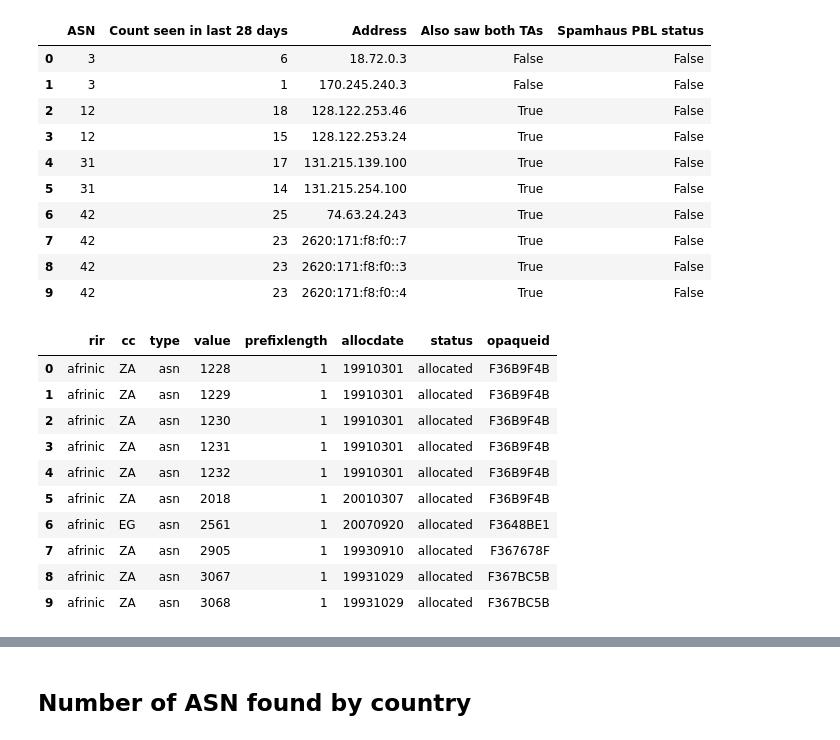
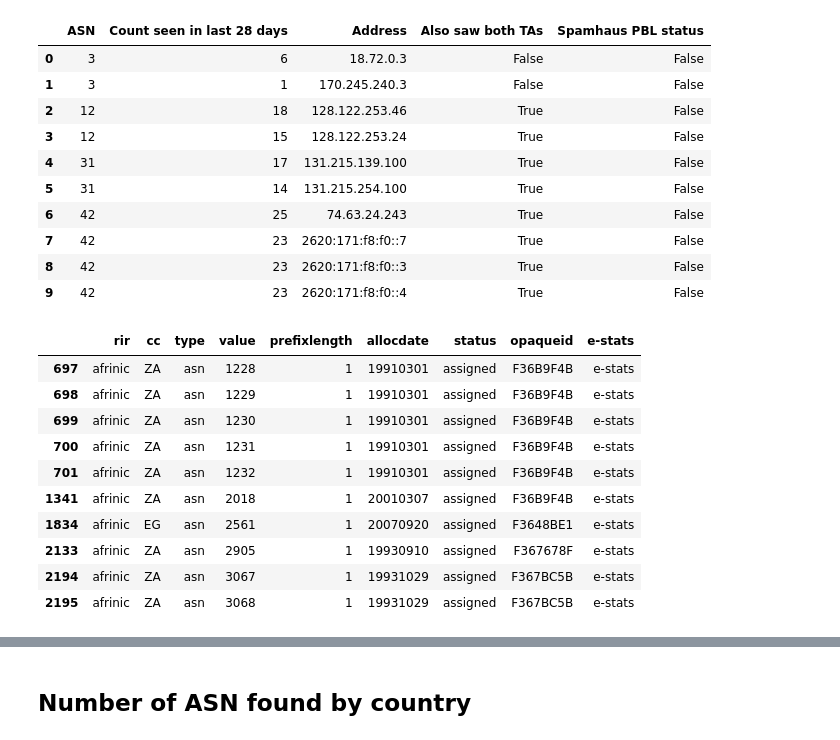
Before and after one commit to AFRINIC-Labs/ksk-rollover-africa, a Jupyter notebook: RFC8145.ipynb, the cells around one changed output, grey strips where cells are left out. Drawn from its saved outputs; the diff is of its cells as text; code cells hidden in the pictures.

```diff
--- a/RFC8145.ipynb
+++ b/RFC8145.ipynb
@@ -18,20 +18,26 @@ df_8145.head(10)
 | 7 | 42 | 23 | 2620:171:f8:f0::7 | True | False |
 | 8 | 42 | 23 | 2620:171:f8:f0::3 | True | False |
 | 9 | 42 | 23 | 2620:171:f8:f0::4 | True | False |
+# %%
+df_delegated = pd.read_csv("data/delegated-extended.csv", sep='|', dtype={'allocdate':str, 'value':str} )
+df_delegated_asn_af = df_delegated.loc[(df_delegated.rir=='afrinic') & (df_delegated.type=='asn')]
+df_delegated_asn_eu = df_delegated.loc[(df_delegated.rir=='ripencc') & (df_delegated.type=='asn')]
+df_delegated_asn_us = df_delegated.loc[(df_delegated.rir=='arin') & (df_delegated.type=='asn')]
+df_delegated_asn_la = df_delegated.loc[(df_delegated.rir=='lacnic') & (df_delegated.type=='asn')]
+df_delegated_asn_ap = df_delegated.loc[(df_delegated.rir=='apnic') & (df_delegated.type=='asn')]
+# %% [output]
+|  | rir | cc | type | value | prefixlength | allocdate | status | opaqueid | e-stats |
+| 697 | afrinic | ZA | asn | 1228 | 1 | 19910301 | assigned | F36B9F4B | e-stats |
+| 698 | afrinic | ZA | asn | 1229 | 1 | 19910301 | assigned | F36B9F4B | e-stats |
+| 699 | afrinic | ZA | asn | 1230 | 1 | 19910301 | assigned | F36B9F4B | e-stats |
+| 700 | afrinic | ZA | asn | 1231 | 1 | 19910301 | assigned | F36B9F4B | e-stats |
+| 701 | afrinic | ZA | asn | 1232 | 1 | 19910301 | assigned | F36B9F4B | e-stats |
+| 1341 | afrinic | ZA | asn | 2018 | 1 | 20010307 | assigned | F36B9F4B | e-stats |
+| 1834 | afrinic | EG | asn | 2561 | 1 | 20070920 | assigned | F3648BE1 | e-stats |
+| 2133 | afrinic | ZA | asn | 2905 | 1 | 19930910 | assigned | F367678F | e-stats |
+| 2194 | afrinic | ZA | asn | 3067 | 1 | 19931029 | assigned | F367BC5B | e-stats |
+| 2195 | afrinic | ZA | asn | 3068 | 1 | 19931029 | assigned | F367BC5B | e-stats |
 # %%
-df_delegated = pd.read_csv("data/delegated-afrinic-extended-latest.csv", sep='|', dtype={'allocdate':str, 'value':str} )
-df_delegated_asn = df_delegated.loc[df_delegated.type=='asn']
-df_delegated_asn.head(10)
+df_delegated_af = pd.read_csv("data/delegated-afrinic-extended-latest.csv", sep='|', dtype={'allocdate':str, 'value':str} )
+df_delegated_asn = df_delegated_af.loc[df_delegated_af.type=='asn']
-# %% [output]
-|  | rir | cc | type | value | prefixlength | allocdate | status | opaqueid |
-| 0 | afrinic | ZA | asn | 1228 | 1 | 19910301 | allocated | F36B9F4B |
-| 1 | afrinic | ZA | asn | 1229 | 1 | 19910301 | allocated | F36B9F4B |
-| 2 | afrinic | ZA | asn | 1230 | 1 | 19910301 | allocated | F36B9F4B |
-| 3 | afrinic | ZA | asn | 1231 | 1 | 19910301 | allocated | F36B9F4B |
-| 4 | afrinic | ZA | asn | 1232 | 1 | 19910301 | allocated | F36B9F4B |
-| 5 | afrinic | ZA | asn | 2018 | 1 | 20010307 | allocated | F36B9F4B |
-| 6 | afrinic | EG | asn | 2561 | 1 | 20070920 | allocated | F3648BE1 |
-| 7 | afrinic | ZA | asn | 2905 | 1 | 19930910 | allocated | F367678F |
-| 8 | afrinic | ZA | asn | 3067 | 1 | 19931029 | allocated | F367BC5B |
-| 9 | afrinic | ZA | asn | 3068 | 1 | 19931029 | allocated | F367BC5B |
 # %%
```
Also changed, not shown: parts of 12 cells of this notebook, 1 other file.
